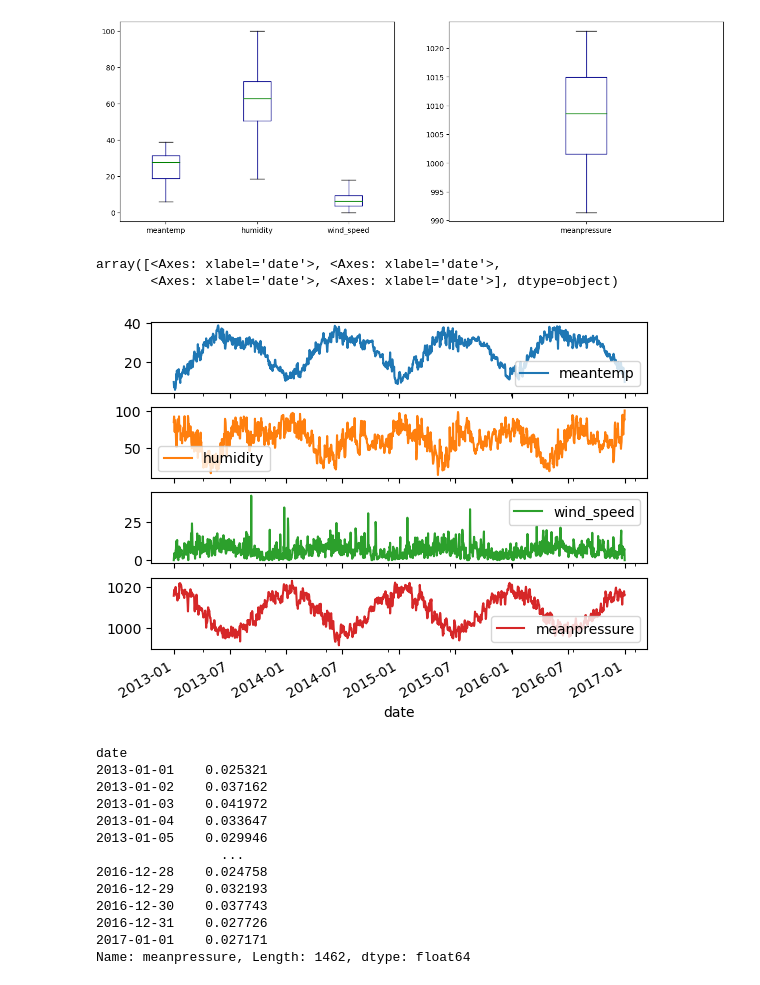
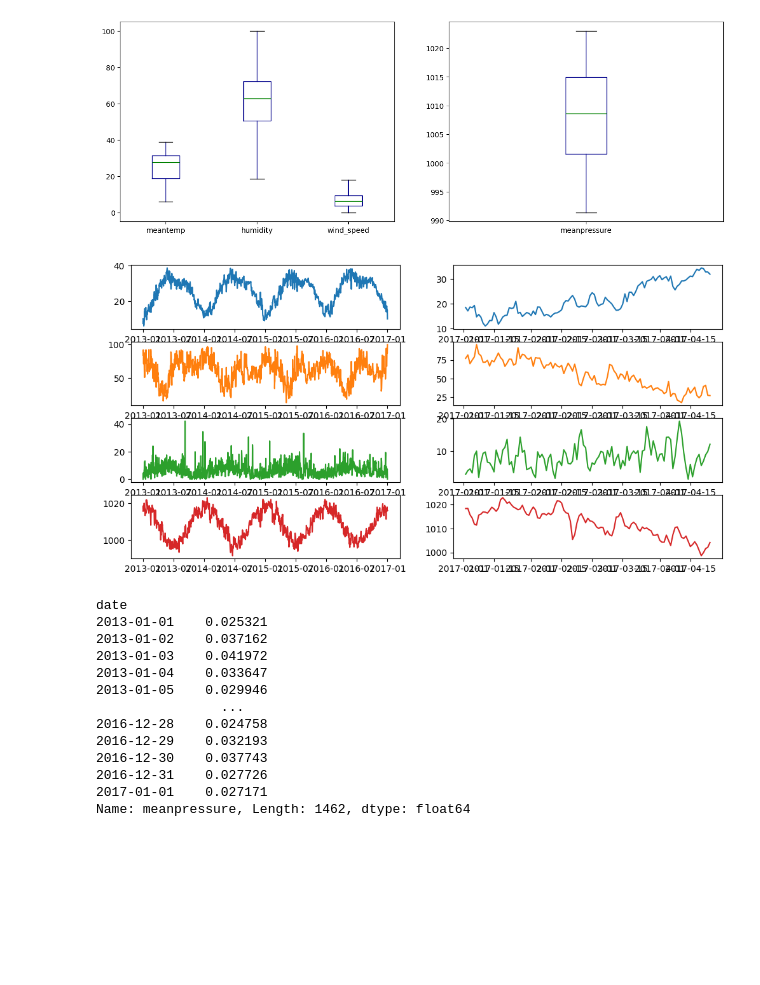
Before and after one commit to Draylon/ppgca_ds_tfinal, a Jupyter notebook: impl1.ipynb, the cells around one changed output. Cells and saved outputs as stored; diff of their text form; code cells hidden in the pictures; blank space fills up the shorter version.

```diff
--- a/impl1.ipynb
+++ b/impl1.ipynb
@@ -59,0 +54,6 @@ array([<Axes: xlabel='date'>, <Axes: xlabel='date'>,
+# %%
+fig, ax = plt.subplots(len(df.columns),2,figsize=(12, 6))
+
+for i,col in enumerate(df.columns):
+    ax[i,0].plot(df[col],color=plt.cm.tab10(i))
+    ax[i,1].plot(df_test[col],color=plt.cm.tab10(i))
@@ -94,17 +96,24 @@ labels=cl2.columns,showfliers=False)
  'means': []}
 [figure]
 # %%
-Q1 = df['meanpressure'].quantile(0.25)
-Q3 = df['meanpressure'].quantile(0.75)
-IQR = Q3 - Q1
+filters = []
 
-filter = (df['meanpressure'] >= Q1 - 1.5 * IQR) & (df['meanpressure'] <= Q3 + 1.5 *IQR)
-sml1 = df.loc[filter]
-sml1.plot(subplots=True)
+for i, iter_df in enumerate([df,df_test]):
+    Q1 = iter_df['meanpressure'].quantile(0.25)
+    Q3 = iter_df['meanpressure'].quantile(0.75)
+    IQR = Q3 - Q1
+    filter = (iter_df['meanpressure'] >= Q1 - 1.5 * IQR) & (iter_df['meanpressure'] <= Q3 + 1.5 *IQR)
+    filters.append(filter)
+    sml1 = iter_df.loc[filter]
+    #sml1.plot(subplots=True)
+
+fig, ax = plt.subplots(len(df.columns),2,figsize=(12, 6))
+
+for i,col in enumerate(df.columns):
+    ax[i,0].plot(df.loc[filters[0]][col],color=plt.cm.tab10(i))
+    ax[i,1].plot(df_test.loc[filters[1]][col],color=plt.cm.tab10(i))
 # %% [output]
-array([<Axes: xlabel='date'>, <Axes: xlabel='date'>,
-       <Axes: xlabel='date'>, <Axes: xlabel='date'>], dtype=object)
-[figure, old version]
+[figure, new version]
 # %%
 cl1 = np.abs(stats.zscore(df.meanpressure))
 cl1
```
Also changed, not shown: parts of 12 cells of this notebook, 1 other file.
